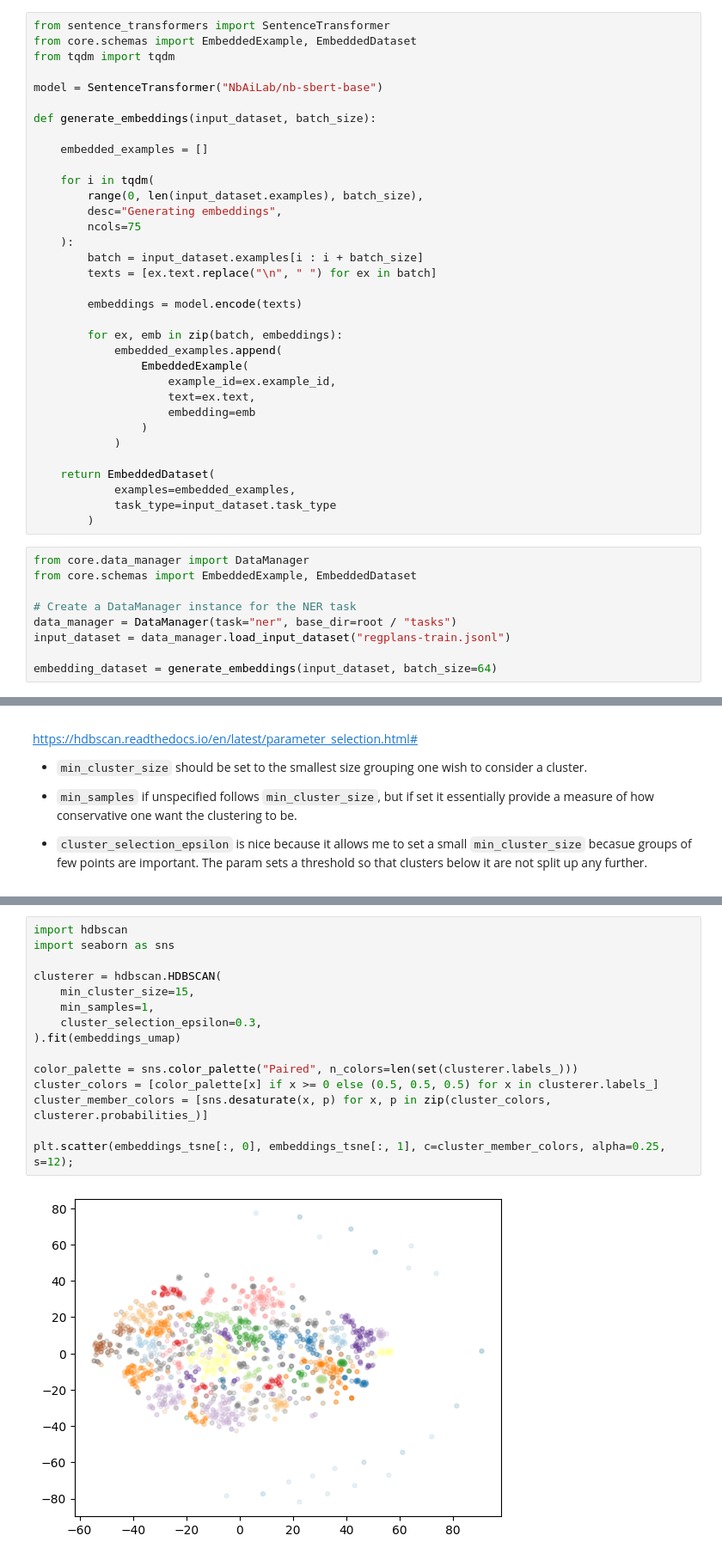
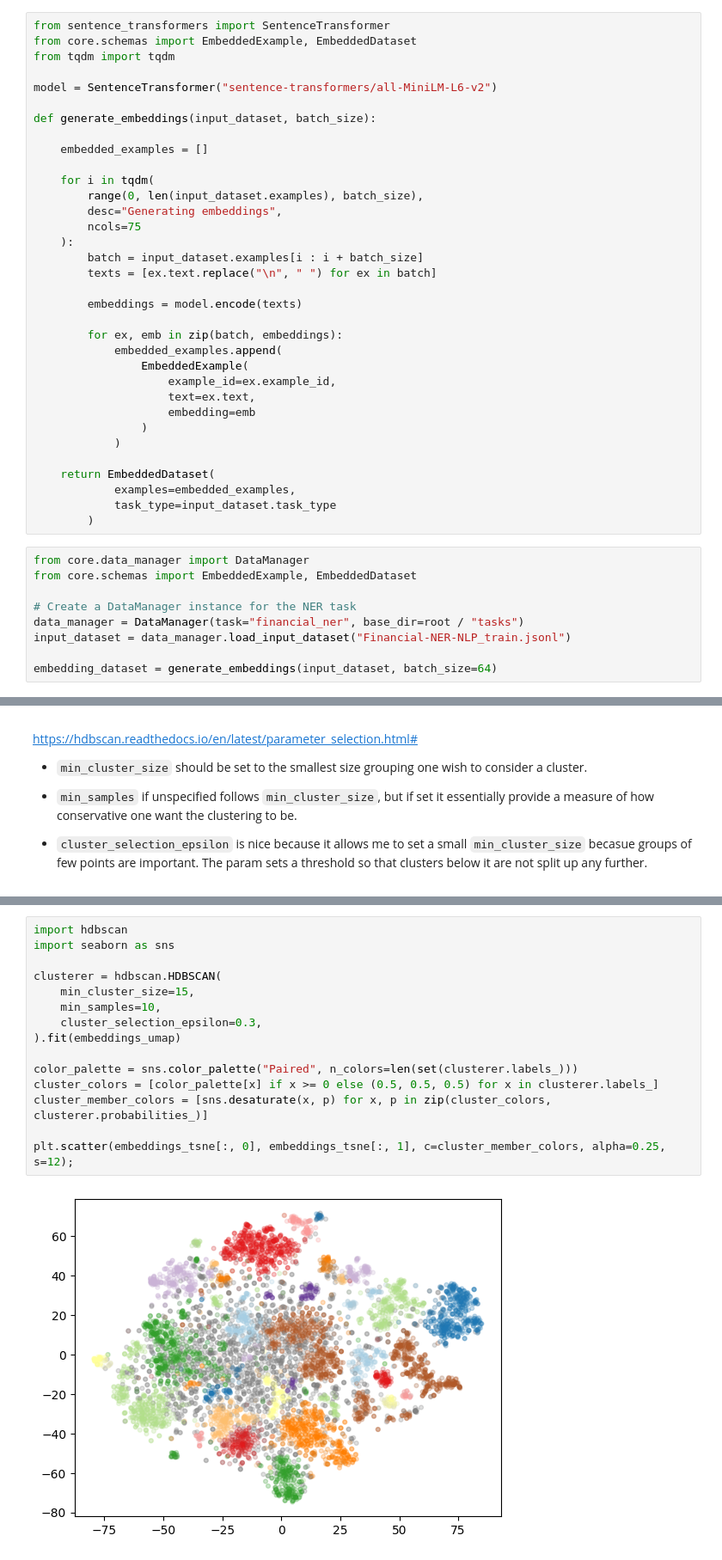
Before and after one commit to sbfroy/prompt-paper, a Jupyter notebook: notebooks/embedding_generation.ipynb, the cells around one changed output, grey strips where cells are left out. Shown at 86% size. Saved outputs shown, nothing was run; the diff lists cells and outputs as text.

Commit message:
Testing the financial_ner data

```diff
--- a/notebooks/embedding_generation.ipynb
+++ b/notebooks/embedding_generation.ipynb
@@ -10,7 +10,7 @@ from sentence_transformers import SentenceTransformer
 from core.schemas import EmbeddedExample, EmbeddedDataset
 from tqdm import tqdm
 
-model = SentenceTransformer("NbAiLab/nb-sbert-base")
+model = SentenceTransformer("sentence-transformers/all-MiniLM-L6-v2")
 
 def generate_embeddings(input_dataset, batch_size):
 
@@ -44,8 +44,8 @@ from core.data_manager import DataManager
 from core.schemas import EmbeddedExample, EmbeddedDataset
 
 # Create a DataManager instance for the NER task
-data_manager = DataManager(task="ner", base_dir=root / "tasks")
-input_dataset = data_manager.load_input_dataset("regplans-train.jsonl")
+data_manager = DataManager(task="financial_ner", base_dir=root / "tasks")
+input_dataset = data_manager.load_input_dataset("Financial-NER-NLP_train.jsonl")
 
 embedding_dataset = generate_embeddings(input_dataset, batch_size=64)
 # %%
@@ -89,20 +89,20 @@ plt.scatter(embeddings_tsne[:, 0], embeddings_tsne[:, 1], c="lightgrey", alpha=0
 # %%
 import hdbscan
 import seaborn as sns
 
 clusterer = hdbscan.HDBSCAN(
     min_cluster_size=15,
-    min_samples=1,
+    min_samples=10,
     cluster_selection_epsilon=0.3,
 ).fit(embeddings_umap)
 
 color_palette = sns.color_palette("Paired", n_colors=len(set(clusterer.labels_)))
 cluster_colors = [color_palette[x] if x >= 0 else (0.5, 0.5, 0.5) for x in clusterer.labels_]
 cluster_member_colors = [sns.desaturate(x, p) for x, p in zip(cluster_colors, clusterer.probabilities_)]
 
 plt.scatter(embeddings_tsne[:, 0], embeddings_tsne[:, 1], c=cluster_member_colors, alpha=0.25, s=12);
 # %% [output]
-[figure, old version]
+[figure, new version]
 # %%
 import plotly.express as px
 
```
Also changed, not shown: parts of 1 cell of this notebook.
